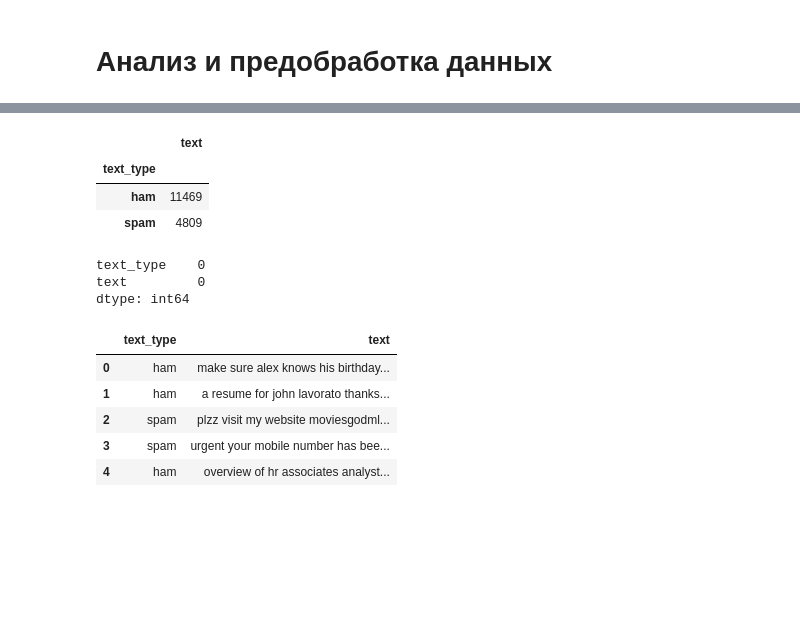
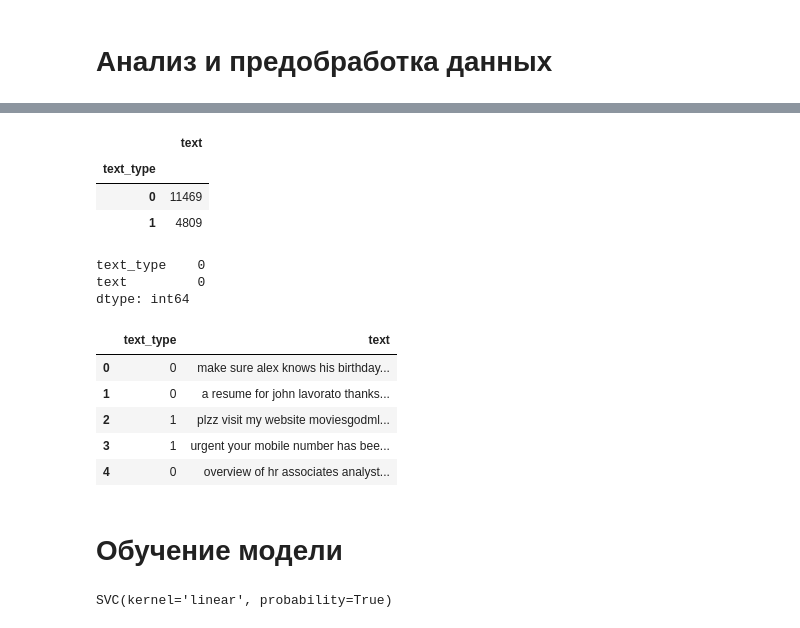
Before and after one commit to kudrmax/spam-recognition, a Jupyter notebook: main.ipynb, the cells around one changed output, grey strips where cells are left out. Cells and saved outputs as stored; diff of their text form; code cells hidden in the pictures; blank space fills up the shorter version.

Commit message:
Added some models

```diff
--- a/main.ipynb
+++ b/main.ipynb
@@ -13,3 +13,7 @@ data.head()
 | 4 | ham | overview of hr associates analyst... |
 # %% [markdown]
 # Анализ и предобработка данных
+# %%
+data['text_type'] = data['text_type'].replace(['spam'], 1)
+data['text_type'] = data['text_type'].replace(['ham'], 0)
+data.head()
@@ -19,8 +30,8 @@ data.groupby(by='text_type').count()
 # %% [output]
 |  | text |
 | text_type |  |
-| ham | 11469 |
-| spam | 4809 |
+| 0 | 11469 |
+| 1 | 4809 |
 # %%
 # посмотрим на пропуски
 data.isna().sum()
@@ -31,22 +42,22 @@ dtype: int64
 # %%
 # предобработаем текста
 
 from string import punctuation
 
-def change_text(s: str):
+def clear_text(s: str):
     s = s.strip().lower()
     # убрать всю пунктуацию
     return s
 
-data['text'] = data['text'].apply(change_text)
+data['text'] = data['text'].apply(clear_text)
 data.head()
 # %% [output]
 |  | text_type | text |
-| 0 | ham | make sure alex knows his birthday... |
-| 1 | ham | a resume for john lavorato thanks... |
-| 2 | spam | plzz visit my website moviesgodml... |
-| 3 | spam | urgent your mobile number has bee... |
-| 4 | ham | overview of hr associates analyst... |
+| 0 | 0 | make sure alex knows his birthday... |
+| 1 | 0 | a resume for john lavorato thanks... |
+| 2 | 1 | plzz visit my website moviesgodml... |
+| 3 | 1 | urgent your mobile number has bee... |
+| 4 | 0 | overview of hr associates analyst... |
 # %%
 # векторизируем текст
 
@@ -56,3 +67,16 @@ X_tfidf = TfidfVectorizer().fit_transform(data['text'])
 X_count = CountVectorizer().fit_transform(data['text'])
 # %%
 y = data['text_type']
+# %% [markdown]
+# Обучение модели
+# %%
+from sklearn.model_selection import train_test_split
+from sklearn.svm import SVC
+from sklearn.metrics import roc_auc_score, classification_report
+
+X_train, X_test, y_train, y_test = train_test_split(X_tfidf, y, test_size=0.3, random_state=42)
+
+svm_model = SVC(kernel='linear', probability=True)
+svm_model.fit(X_train, y_train)
+# %% [output]
+SVC(kernel='linear', probability=True)
```
Also changed, not shown: parts of 6 cells of this notebook, 1 other file.
